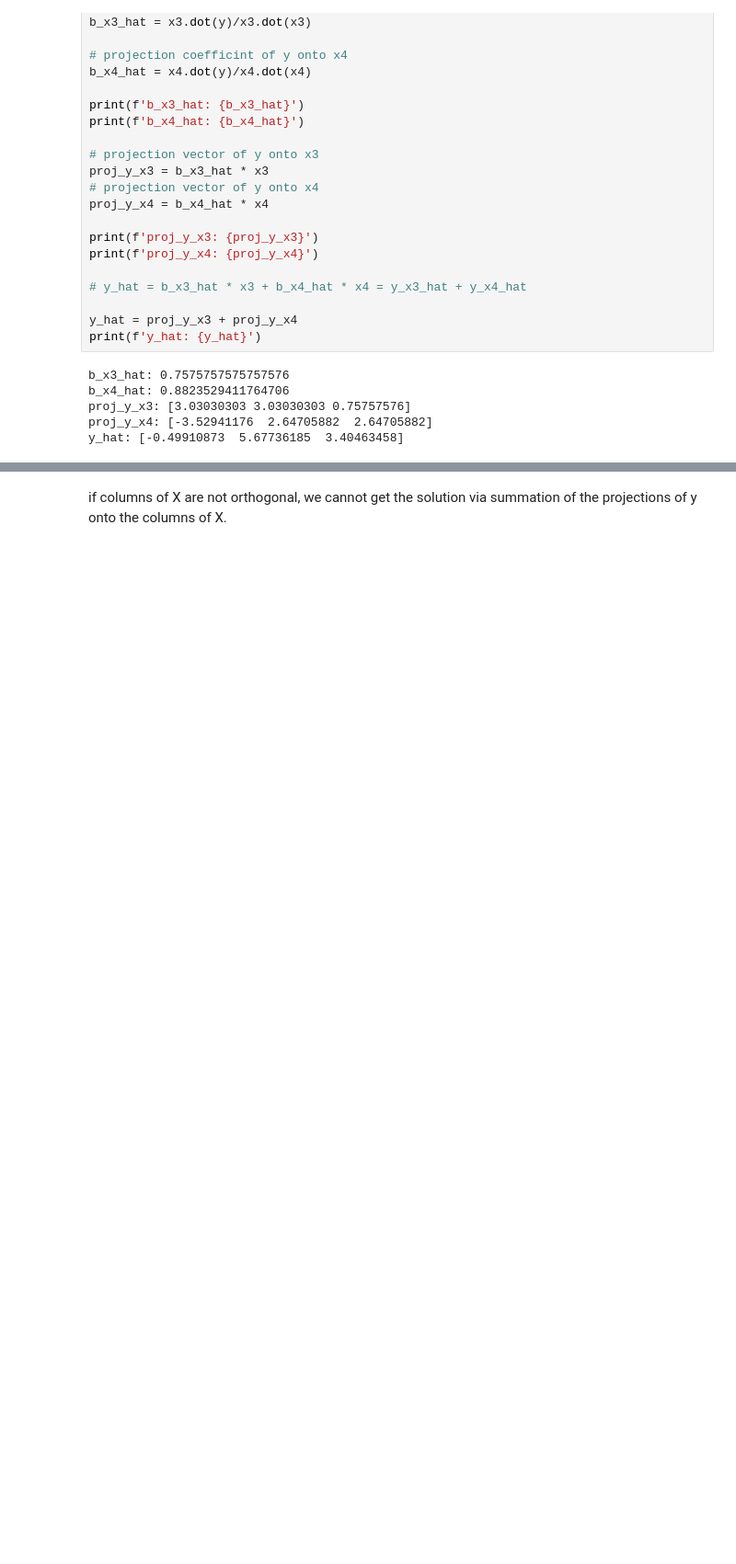
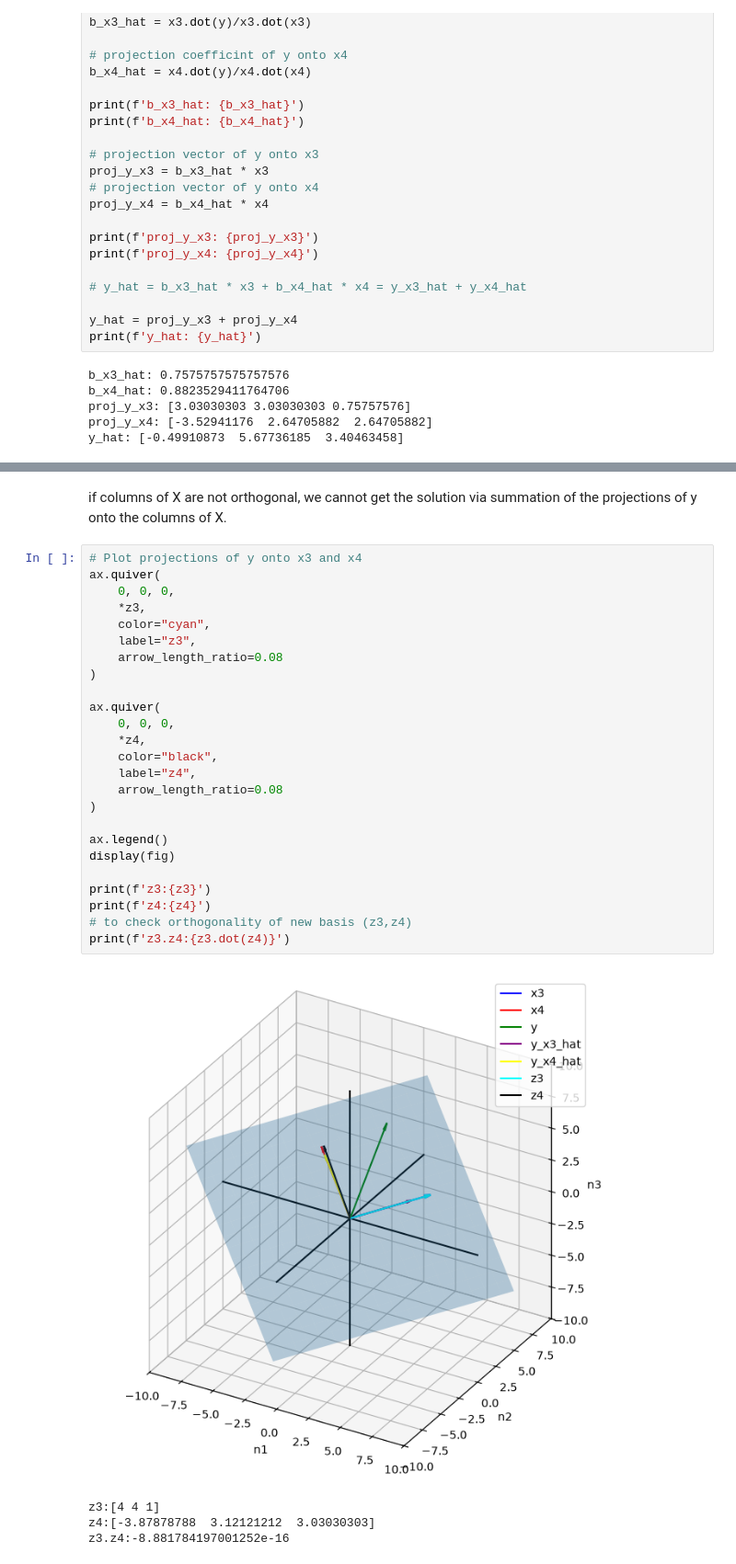
Before and after one commit to luciusneo1017/regression_analysis, a Jupyter notebook: gram_schimdt/ols_gram_schmidt.ipynb, the cells around one changed output, grey strips where cells are left out. Shown at 92% size. Saved outputs shown, nothing was run; the diff lists cells and outputs as text; blank space fills up the shorter version.

```diff
--- a/gram_schimdt/ols_gram_schmidt.ipynb
+++ b/gram_schimdt/ols_gram_schmidt.ipynb
@@ -409,5 +409,35 @@ y_hat equal to y_hat_GD?: [False False False]
-# %% [markdown]
-if columns of X are not orthogonal, we cannot get the solution via summation of the projections of y onto the columns of X.
+# %% [markdown]
+if columns of X are not orthogonal, we cannot get the solution via summation of the projections of y onto the columns of X.
+# %%
+# Plot projections of y onto x3 and x4
+ax.quiver(
+    0, 0, 0,
+    *z3,
+    color="cyan",
+    label="z3",
+    arrow_length_ratio=0.08
+)
+
+ax.quiver(
+    0, 0, 0,
+    *z4,
+    color="black",
+    label="z4",
+    arrow_length_ratio=0.08
+)
+
+ax.legend()
+display(fig)
+
+print(f'z3:{z3}')
+print(f'z4:{z4}')
+# to check orthogonality of new basis (z3,z4)
+print(f'z3.z4:{z3.dot(z4)}')
+# %% [output]
+[figure, added]
+z3:[4 4 1]
+z4:[-3.87878788  3.12121212  3.03030303]
+z3.z4:-8.881784197001252e-16
 # %%
 # validating solution of Gram-Schimdt with solution via normal eqns
 X = np.stack((x3,x4),axis=1)
```
Also changed, not shown: parts of 16 cells of this notebook, 2 other files.
